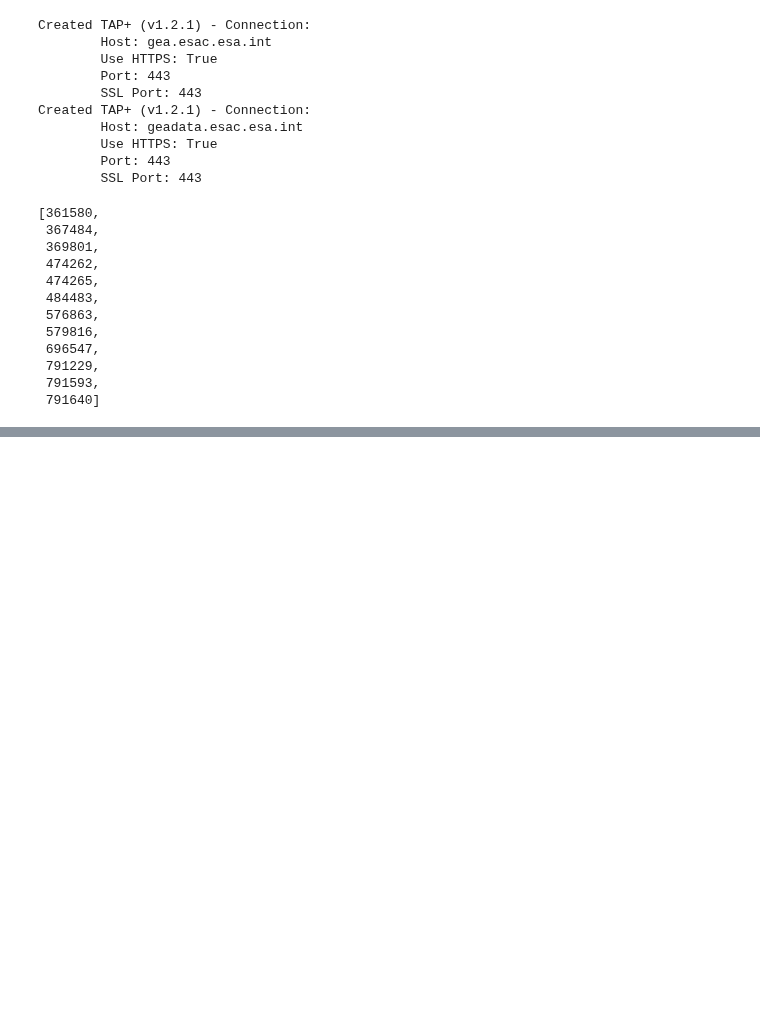
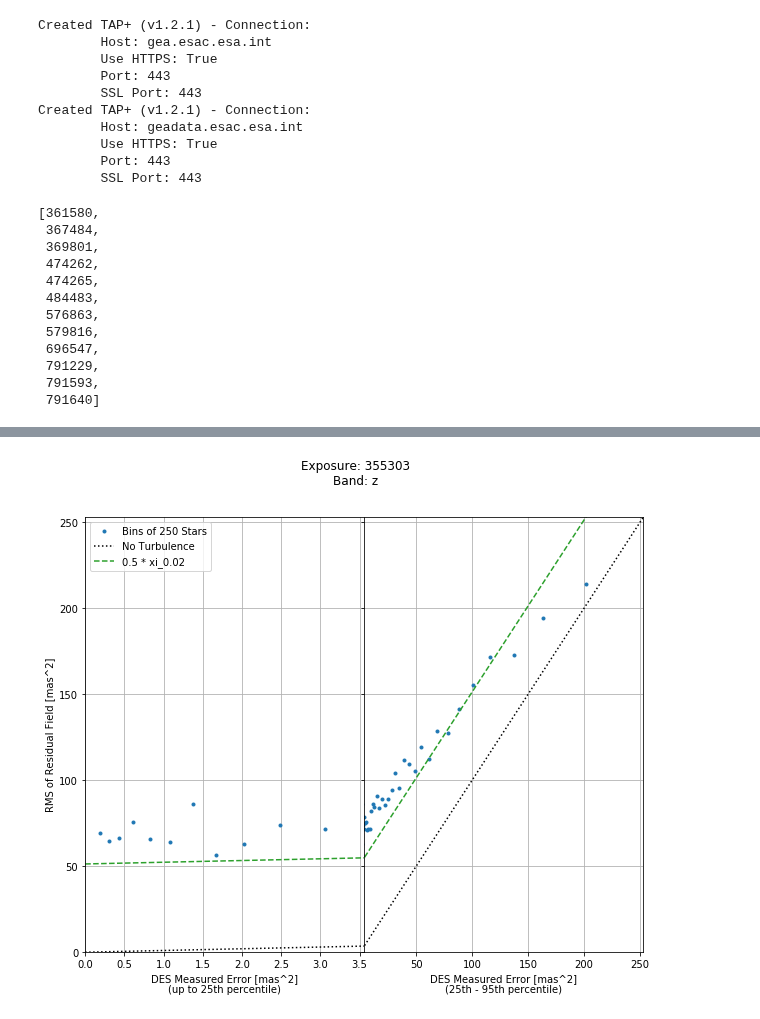
Before and after one commit to FoxFortino/DESworkspace, a Jupyter notebook: gBandTest.ipynb, the cells around one changed output, grey strips where cells are left out. Cells and saved outputs as stored; diff of their text form; code cells hidden in the pictures; blank space fills up the shorter version.

```diff
--- a/gBandTest.ipynb
+++ b/gBandTest.ipynb
@@ -88,3 +118,38 @@ residuals_RMS = 0.5 * (RMSx**2 + RMSy**2)
+# %%
+fig, axes = plt.subplots(nrows=1, ncols=2, sharex=False, sharey=True, figsize=(10, 8))
+fig.suptitle(f"Exposure: {dataC.expNum}\nBand: {dataC.band}")
+fig.subplots_adjust(wspace=0)
+
+axes[0].plot(measurement_error, residuals_RMS, c="tab:blue", marker=".", ls="", label=f"Bins of {nStars} Stars")
+axes[1].plot(measurement_error, residuals_RMS, c="tab:blue", marker=".", ls="", label=f"Bins of {nStars} Stars")
+
+x = np.linspace(0, np.max(measurement_error))
+axes[0].plot(x, x, c="k", ls=":", label="No Turbulence")
+axes[1].plot(x, x, c="k", ls=":", label="No Turbulence")
+
+p = np.poly1d([1, turbulence])
+axes[0].plot(x, p(x), c="tab:green", ls="--", label="0.5 * xi_0.02")
+axes[1].plot(x, p(x), c="tab:green", ls="--", label="0.5 * xi_0.02")
+
+p1, p2 = 25, 95
+axes[0].set_xlabel(f"DES Measured Error [mas^2]\n(up to {p1}th percentile)")
+axes[1].set_xlabel(f"DES Measured Error [mas^2]\n({p1}th - {p2}th percentile)")
+
+axes[0].set_ylabel("RMS of Residual Field [mas^2]")
+
+axes[0].set_xlim((0, np.percentile(measurement_error, p1)))
+axes[1].set_xlim((np.percentile(measurement_error, (p1, p2))))
+
+axes[0].set_ylim((0, np.percentile(measurement_error, p2)))
+
+axes[0].grid()
+axes[1].grid()
+
+axes[0].legend(loc="upper left")
+
+plt.show()
+# %% [output]
+[figure, added]
 # %%
 plt.figure(figsize=(8, 8))
 plt.title(f"Exposure: {dataC.expNum}\nBand: {dataC.band}")
```
Also changed, not shown: parts of 4 cells of this notebook, 6 other files.
